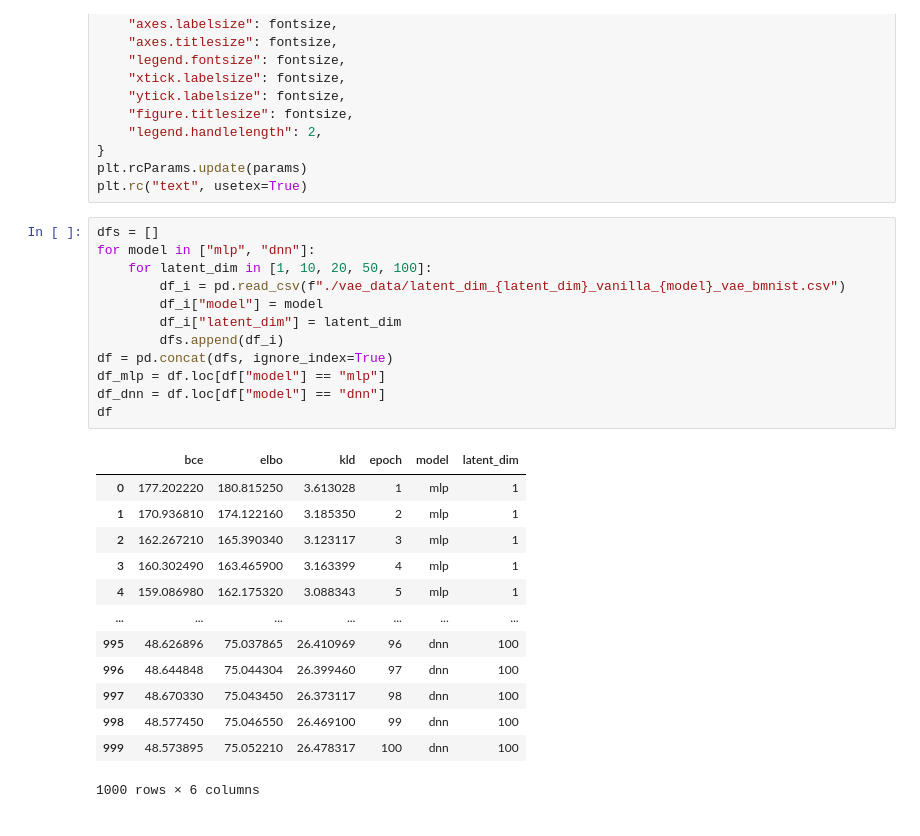
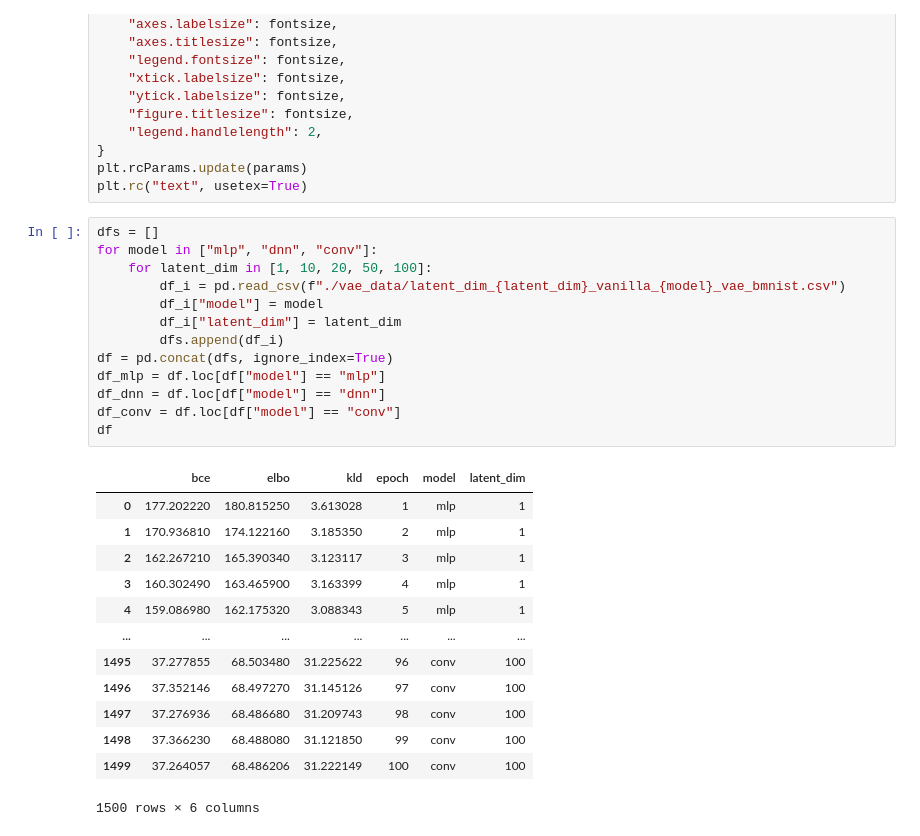
Before and after one commit to nicolossus/FYS9429-Project1, a Jupyter notebook: experiments/analyze_latent_dim_vanilla_mlp_dnn_vae_bmist.ipynb, the cells around one changed output. Drawn from its saved outputs; the diff is of its cells as text.

```diff
--- a/experiments/analyze_latent_dim_vanilla_mlp_dnn_vae_bmist.ipynb
+++ b/experiments/analyze_latent_dim_vanilla_mlp_dnn_vae_bmist.ipynb
@@ -27,28 +27,29 @@ plt.rcParams.update(params)
 plt.rc("text", usetex=True)
 # %%
 dfs = []
-for model in ["mlp", "dnn"]:
+for model in ["mlp", "dnn", "conv"]:
     for latent_dim in [1, 10, 20, 50, 100]:
         df_i = pd.read_csv(f"./vae_data/latent_dim_{latent_dim}_vanilla_{model}_vae_bmnist.csv")
         df_i["model"] = model
         df_i["latent_dim"] = latent_dim
         dfs.append(df_i)
 df = pd.concat(dfs, ignore_index=True)
 df_mlp = df.loc[df["model"] == "mlp"]
 df_dnn = df.loc[df["model"] == "dnn"]
+df_conv = df.loc[df["model"] == "conv"]
 df
 # %% [output]
 |  | bce | elbo | kld | epoch | model | latent_dim |
 | 0 | 177.202220 | 180.815250 | 3.613028 | 1 | mlp | 1 |
 | 1 | 170.936810 | 174.122160 | 3.185350 | 2 | mlp | 1 |
 | 2 | 162.267210 | 165.390340 | 3.123117 | 3 | mlp | 1 |
 | 3 | 160.302490 | 163.465900 | 3.163399 | 4 | mlp | 1 |
 | 4 | 159.086980 | 162.175320 | 3.088343 | 5 | mlp | 1 |
 | ... | ... | ... | ... | ... | ... | ... |
-| 995 | 48.626896 | 75.037865 | 26.410969 | 96 | dnn | 100 |
-| 996 | 48.644848 | 75.044304 | 26.399460 | 97 | dnn | 100 |
-| 997 | 48.670330 | 75.043450 | 26.373117 | 98 | dnn | 100 |
-| 998 | 48.577450 | 75.046550 | 26.469100 | 99 | dnn | 100 |
-| 999 | 48.573895 | 75.052210 | 26.478317 | 100 | dnn | 100 |
+| 1495 | 37.277855 | 68.503480 | 31.225622 | 96 | conv | 100 |
+| 1496 | 37.352146 | 68.497270 | 31.145126 | 97 | conv | 100 |
+| 1497 | 37.276936 | 68.486680 | 31.209743 | 98 | conv | 100 |
+| 1498 | 37.366230 | 68.488080 | 31.121850 | 99 | conv | 100 |
+| 1499 | 37.264057 | 68.486206 | 31.222149 | 100 | conv | 100 |
-1000 rows × 6 columns
+1500 rows × 6 columns
 # %%
```
Also changed, not shown: parts of 1 cell of this notebook.
